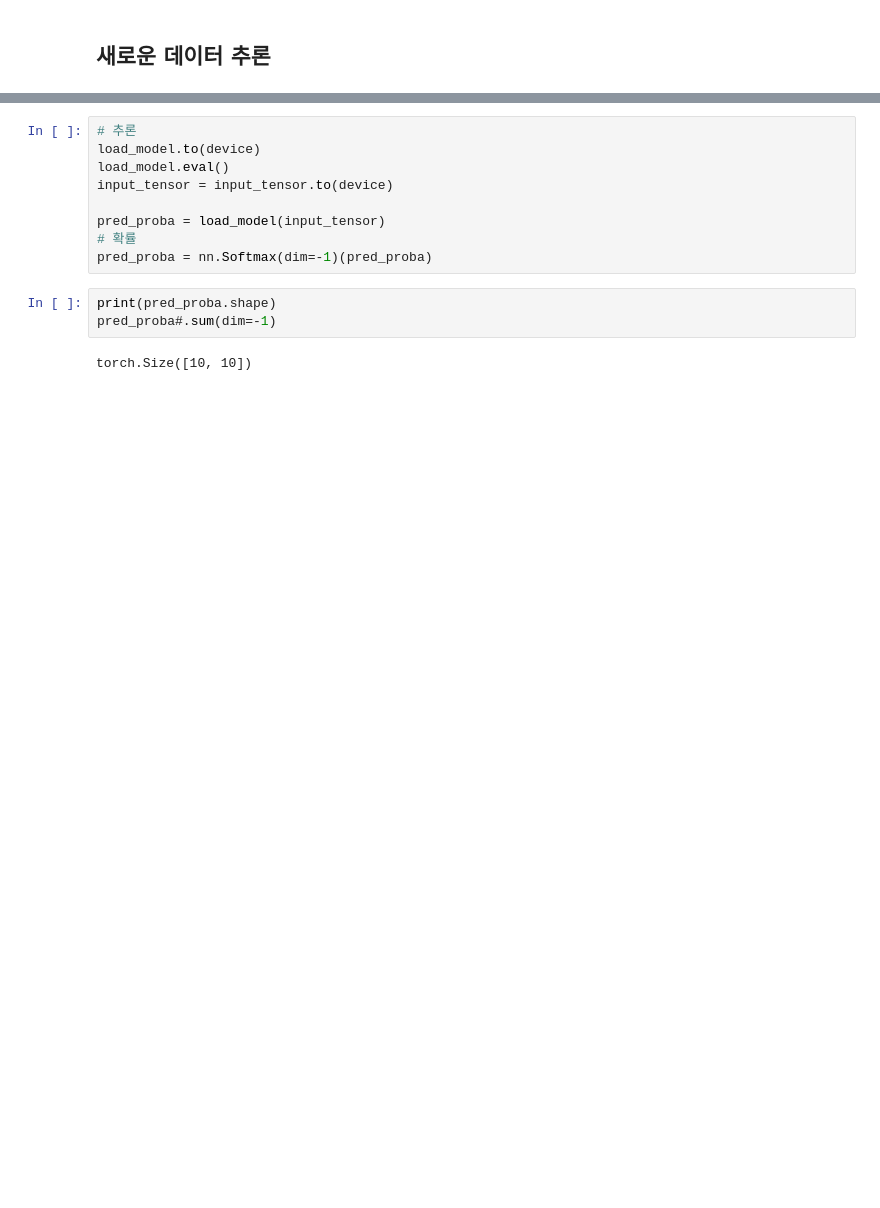
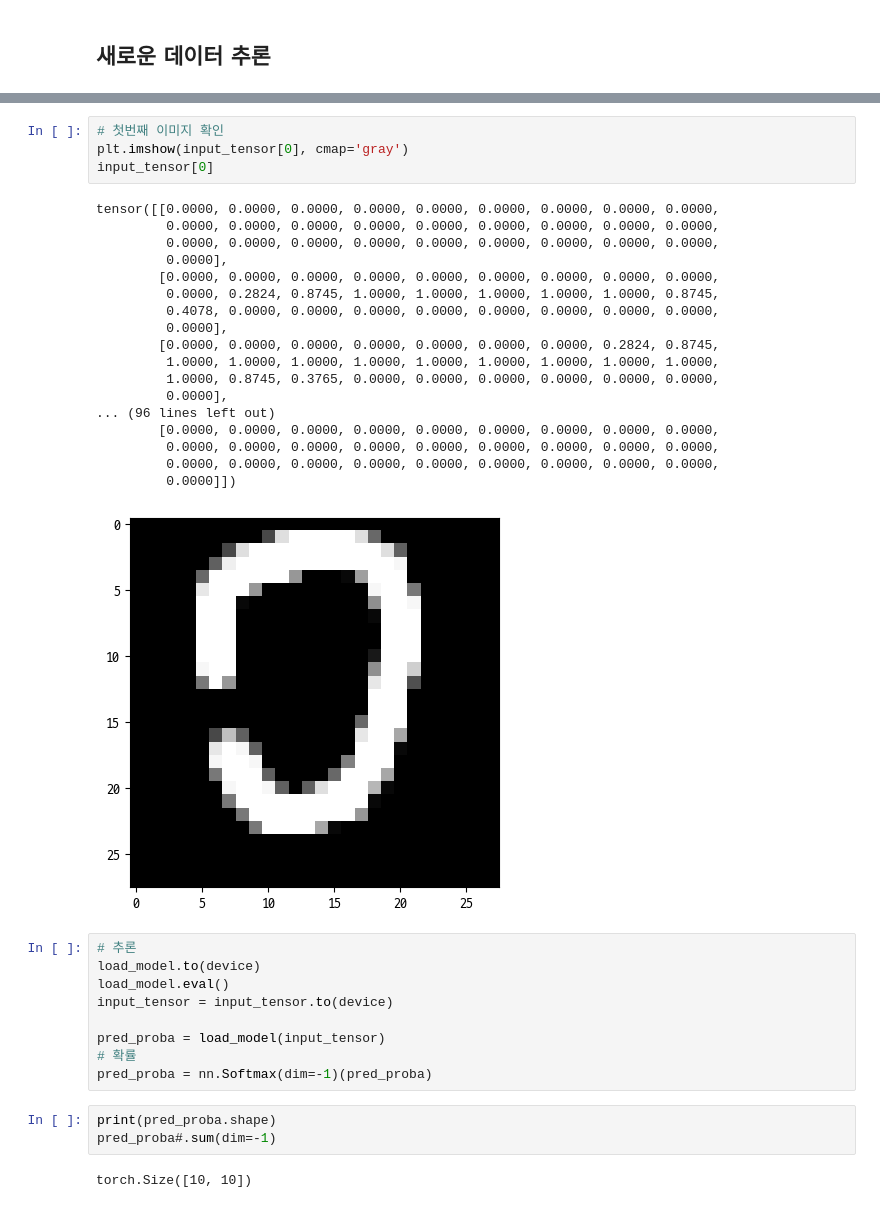
Before and after one commit to parking-place/ml_colab_project, a Jupyter notebook: DL_learning/03_첫번째 딥러닝-MLP 구현_강의내용.ipynb, the cells around one changed output, grey strips where cells are left out. Saved outputs shown, nothing was run; the diff lists cells and outputs as text; blank space fills up the shorter version.

```diff
--- a/DL_learning/03_첫번째 딥러닝-MLP 구현_강의내용.ipynb
+++ b/DL_learning/03_첫번째 딥러닝-MLP 구현_강의내용.ipynb
@@ -465,6 +468,29 @@ for i in range(file_cnt):
 input_tensor.shape, input_tensor.min(), input_tensor.max()
 # %% [output]
 (torch.Size([10, 28, 28]), tensor(0.), tensor(1.))
+# %%
+# 첫번째 이미지 확인
+plt.imshow(input_tensor[0], cmap='gray')
+input_tensor[0]
+# %% [output]
+tensor([[0.0000, 0.0000, 0.0000, 0.0000, 0.0000, 0.0000, 0.0000, 0.0000, 0.0000,
+         0.0000, 0.0000, 0.0000, 0.0000, 0.0000, 0.0000, 0.0000, 0.0000, 0.0000,
+         0.0000, 0.0000, 0.0000, 0.0000, 0.0000, 0.0000, 0.0000, 0.0000, 0.0000,
+         0.0000],
+        [0.0000, 0.0000, 0.0000, 0.0000, 0.0000, 0.0000, 0.0000, 0.0000, 0.0000,
+         0.0000, 0.2824, 0.8745, 1.0000, 1.0000, 1.0000, 1.0000, 1.0000, 0.8745,
+         0.4078, 0.0000, 0.0000, 0.0000, 0.0000, 0.0000, 0.0000, 0.0000, 0.0000,
+         0.0000],
+        [0.0000, 0.0000, 0.0000, 0.0000, 0.0000, 0.0000, 0.0000, 0.2824, 0.8745,
+         1.0000, 1.0000, 1.0000, 1.0000, 1.0000, 1.0000, 1.0000, 1.0000, 1.0000,
+         1.0000, 0.8745, 0.3765, 0.0000, 0.0000, 0.0000, 0.0000, 0.0000, 0.0000,
+         0.0000],
+... (96 lines left out)
+        [0.0000, 0.0000, 0.0000, 0.0000, 0.0000, 0.0000, 0.0000, 0.0000, 0.0000,
+         0.0000, 0.0000, 0.0000, 0.0000, 0.0000, 0.0000, 0.0000, 0.0000, 0.0000,
+         0.0000, 0.0000, 0.0000, 0.0000, 0.0000, 0.0000, 0.0000, 0.0000, 0.0000,
+         0.0000]])
+[figure, added]
 # %%
 # 추론
 load_model.to(device)
```
Also changed, not shown: parts of 15 cells of this notebook, 19 other files.
